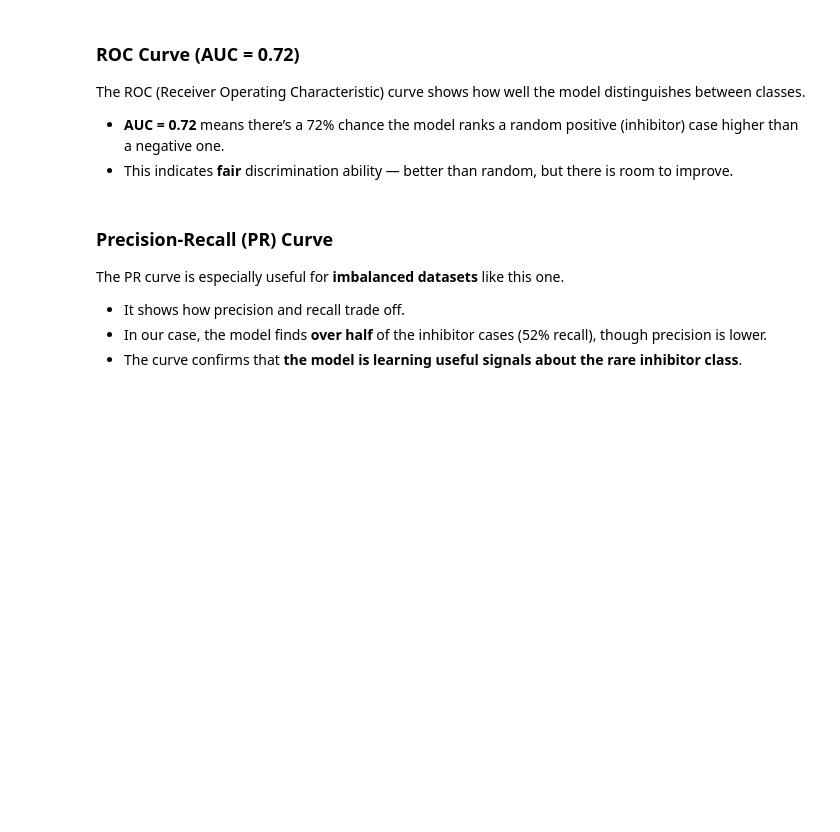
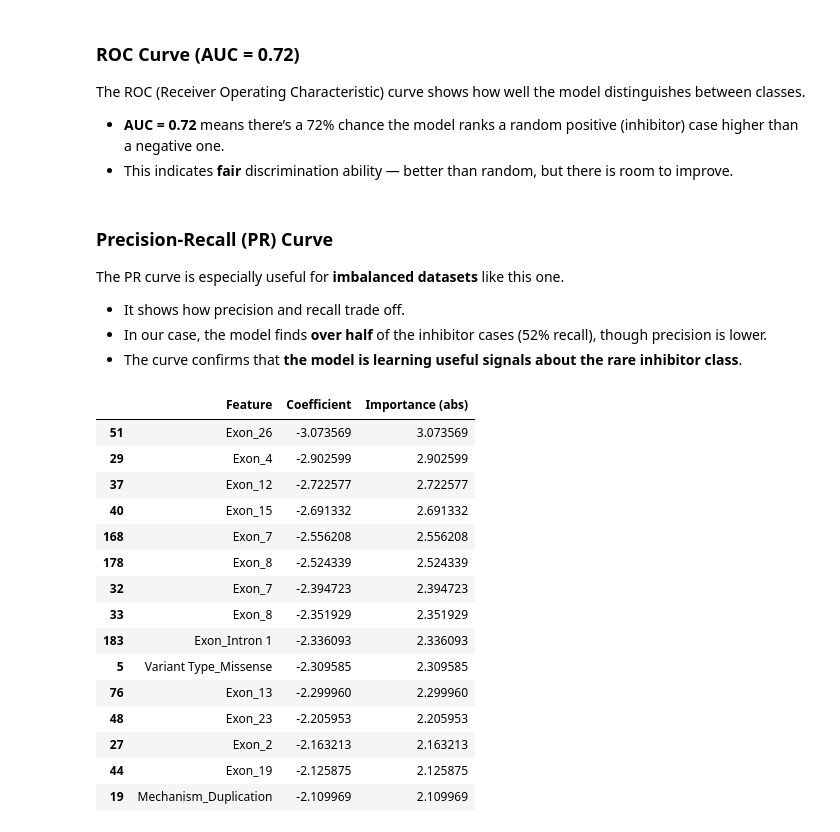
Before and after one commit to kathisw/hemophilia, a Jupyter notebook: Hemophilia_Logistic_Regression_ipynb.ipynb, the cells around one changed output. Saved outputs shown, nothing was run; the diff lists cells and outputs as text; code cells hidden in the pictures; blank space fills up the shorter version.

```diff
--- a/Hemophilia_Logistic_Regression_ipynb.ipynb
+++ b/Hemophilia_Logistic_Regression_ipynb.ipynb
@@ -207,3 +220,35 @@ The PR curve is especially useful for **imbalanced datasets** like this one.
 - It shows how precision and recall trade off.
 - In our case, the model finds **over half** of the inhibitor cases (52% recall), though precision is lower.
 - The curve confirms that **the model is learning useful signals about the rare inhibitor class**.
+# %%
+# Get feature names and coefficients from your trained logistic regression model
+feature_names = X_encoded.columns
+coefficients = clf.coef_[0]  # use the correct model variable, here it's 'clf'
+
+# Create DataFrame of feature importance
+feature_importance_df = pd.DataFrame({
+    'Feature': feature_names,
+    'Coefficient': coefficients,
+    'Importance (abs)': abs(coefficients)
+})
+
+# Sort by importance and display top 15
+feature_importance_df = feature_importance_df.sort_values(by='Importance (abs)', ascending=False)
+feature_importance_df.head(15)
+# %% [output]
+|  | Feature | Coefficient | Importance (abs) |
+| 51 | Exon_26 | -3.073569 | 3.073569 |
+| 29 | Exon_4 | -2.902599 | 2.902599 |
+| 37 | Exon_12 | -2.722577 | 2.722577 |
+| 40 | Exon_15 | -2.691332 | 2.691332 |
+| 168 | Exon_7 | -2.556208 | 2.556208 |
+| 178 | Exon_8 | -2.524339 | 2.524339 |
+| 32 | Exon_7 | -2.394723 | 2.394723 |
+| 33 | Exon_8 | -2.351929 | 2.351929 |
+| 183 | Exon_Intron 1 | -2.336093 | 2.336093 |
+| 5 | Variant Type_Missense | -2.309585 | 2.309585 |
+| 76 | Exon_13 | -2.299960 | 2.299960 |
+| 48 | Exon_23 | -2.205953 | 2.205953 |
+| 27 | Exon_2 | -2.163213 | 2.163213 |
+| 44 | Exon_19 | -2.125875 | 2.125875 |
+| 19 | Mechanism_Duplication | -2.109969 | 2.109969 |
```
Also changed, not shown: parts of 4 cells of this notebook.
